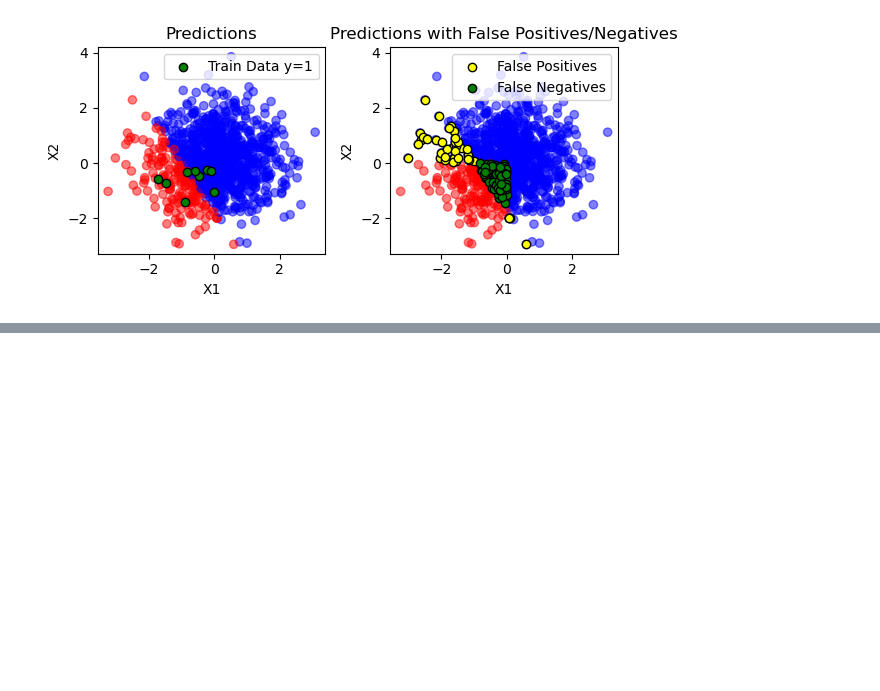
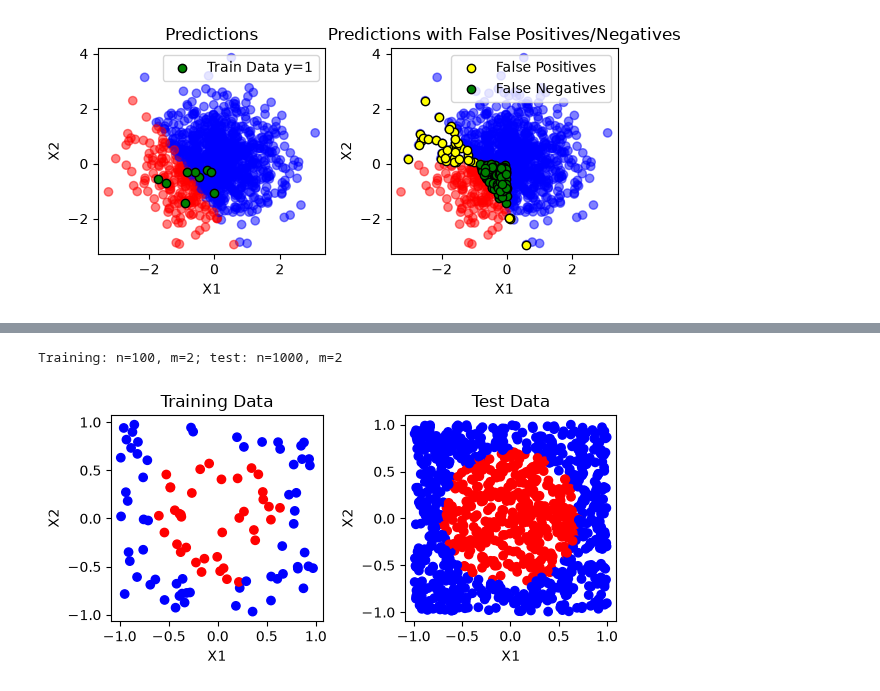
Before and after one commit to petraknovak/ml-from-concepts-to-code, a Jupyter notebook: 07_sgd/conceptual/logistic_regression.ipynb, the cells around one changed output, grey strips where cells are left out. Saved outputs shown, nothing was run; the diff lists cells and outputs as text; code cells hidden in the pictures; blank space fills up the shorter version.

Commit message:
Added example application with polynomial regression

```diff
--- a/07_sgd/conceptual/logistic_regression.ipynb
+++ b/07_sgd/conceptual/logistic_regression.ipynb
@@ -440,0 +466,35 @@ plt.show()
+# %%
+# Generate Data
+#_____________________________________________________________
+# Generate data with n_train=30 and n_test=1000 examples, each with m=2 features.
+# These data are not linearly separable, so it is not expected that the logistic regression will perform well on this dataset.
+np.random.seed(42)
+n_train = 100
+n_test = 1000
+m_features = 2
+X_train = np.random.uniform(-1, 1, size=(n_train, m_features))
+X_test = np.random.uniform(-1, 1, size=(n_test, m_features))
+print(f"Training: n={n_train}, m={m_features}; test: n={n_test}, m={m_features}")
+y_train = ((X_train[:, 0]**2 + X_train[:, 1]**2) < 0.5).astype(int)
+y_test = ((X_test[:, 0]**2 + X_test[:, 1]**2) < 0.5).astype(int)
+
+# scatter plot the two datasets side by side
+plt.figure(figsize=(6, 3))
+
+plt.subplot(1, 2, 1)
+plt.scatter(X_train[:, 0], X_train[:, 1], c=y_train, cmap='bwr')
+plt.title('Training Data')
+plt.xlabel('X1')
+plt.ylabel('X2')
+
+plt.subplot(1, 2, 2)
+plt.scatter(X_test[:, 0], X_test[:, 1], c=y_test, cmap='bwr')
+plt.title('Test Data')
+plt.xlabel('X1')
+plt.ylabel('X2')
+
+plt.tight_layout()
+plt.show()
+# %% [output]
+Training: n=100, m=2; test: n=1000, m=2
+[figure, added]
```
Also changed, not shown: parts of 27 cells of this notebook.
